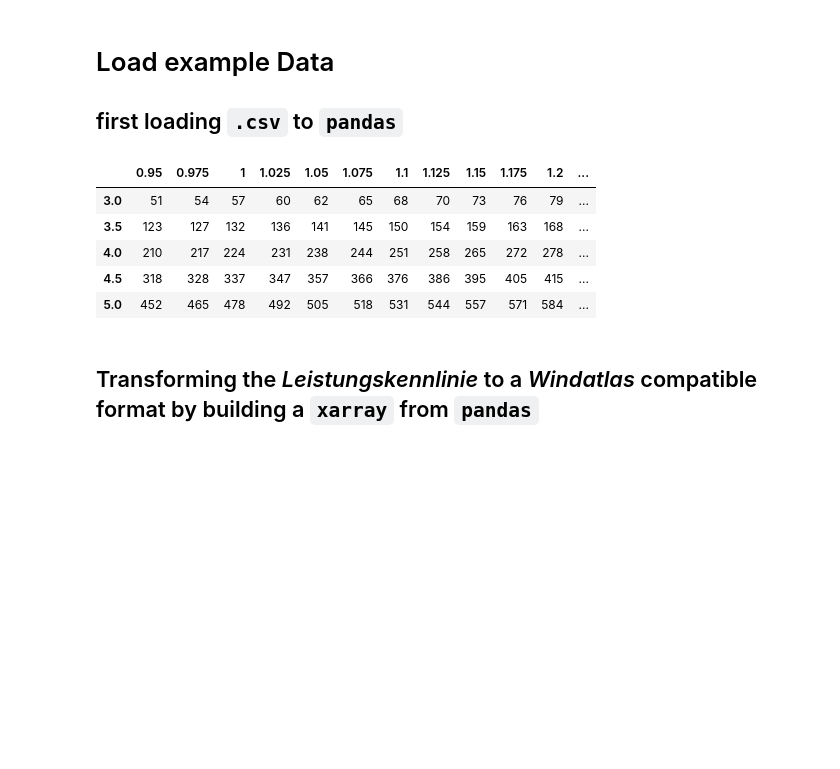
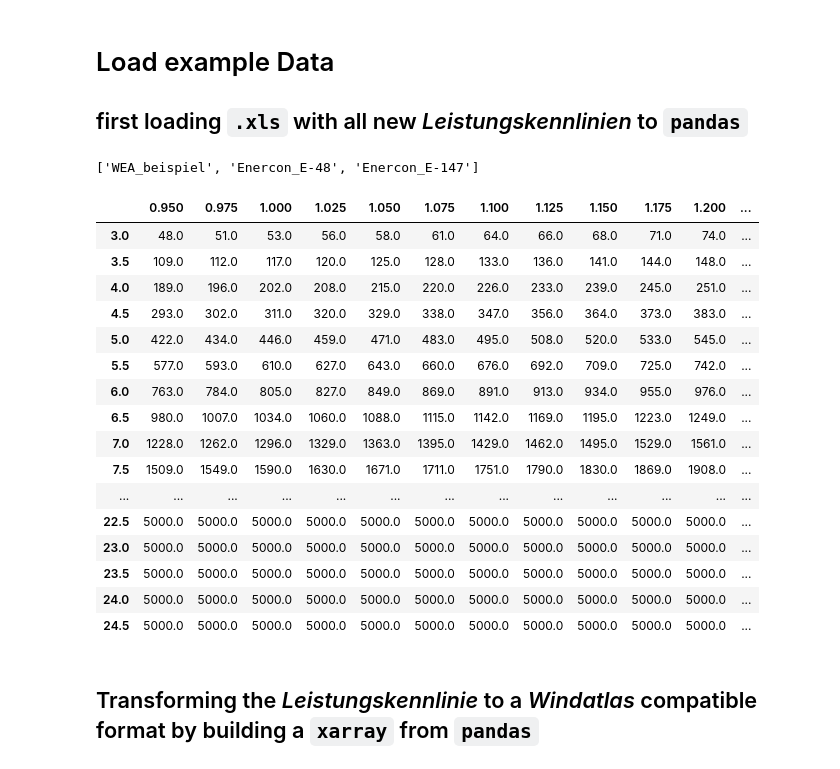
Before and after one commit to clwehner/Windatlas, a Jupyter notebook: windatlas/anemos_data/wea_data/Interpolation.ipynb, the cells around one changed output. Saved outputs shown, nothing was run; the diff lists cells and outputs as text; code cells hidden in the pictures; blank space fills up the shorter version.

```diff
--- a/windatlas/anemos_data/wea_data/Interpolation.ipynb
+++ b/windatlas/anemos_data/wea_data/Interpolation.ipynb
@@ -14,18 +12,42 @@ ModuleNotFoundError: No module named 'power_curve'
 # %% [markdown]
 # Load example Data
 
-## first loading `.csv` to `pandas`
+## first loading `.xls` with all new *Leistungskennlinien* to `pandas`
-# %%
-data2D = pd.read_csv('example/WEA_beispiel.csv', sep=';', header=0, index_col=0).dropna()
-data2D = data2D.reindex(sorted(data2D.columns), axis=1)
-data2D.head()
-# %% [output]
-|  | 0.95 | 0.975 | 1 | 1.025 | 1.05 | 1.075 | 1.1 | 1.125 | 1.15 | 1.175 | 1.2 | ... |
-| 3.0 | 51 | 54 | 57 | 60 | 62 | 65 | 68 | 70 | 73 | 76 | 79 | ... |
-| 3.5 | 123 | 127 | 132 | 136 | 141 | 145 | 150 | 154 | 159 | 163 | 168 | ... |
-| 4.0 | 210 | 217 | 224 | 231 | 238 | 244 | 251 | 258 | 265 | 272 | 278 | ... |
-| 4.5 | 318 | 328 | 337 | 347 | 357 | 366 | 376 | 386 | 395 | 405 | 415 | ... |
-| 5.0 | 452 | 465 | 478 | 492 | 505 | 518 | 531 | 544 | 557 | 571 | 584 | ... |
+# %%
+xls = pd.ExcelFile("/home/eouser/Documents/code/Windatlas/windatlas/anemos_data/wea_data/example/WEA_beispiel.xls", engine="xlrd")
+xls.sheet_names
+# %% [output]
+['WEA_beispiel', 'Enercon_E-48', 'Enercon_E-147']
+# %%
+lkl_dict = dict()
+
+for sheet in xls.sheet_names:
+    lkl_dict[sheet] = pd.read_excel(xls, sheet, index_col=0)
+
+for key in lkl_dict:
+    if key == 'WEA_beispiel':
+        continue
+    lkl_dict[key] = create_lkl_from_1D_data(base_lkl=lkl_dict['WEA_beispiel'], target_lkl=lkl_dict[key])
+
+lkl_dict[key]
+# %% [output]
+|  | 0.950 | 0.975 | 1.000 | 1.025 | 1.050 | 1.075 | 1.100 | 1.125 | 1.150 | 1.175 | 1.200 | ... |
+| 3.0 | 48.0 | 51.0 | 53.0 | 56.0 | 58.0 | 61.0 | 64.0 | 66.0 | 68.0 | 71.0 | 74.0 | ... |
+| 3.5 | 109.0 | 112.0 | 117.0 | 120.0 | 125.0 | 128.0 | 133.0 | 136.0 | 141.0 | 144.0 | 148.0 | ... |
+| 4.0 | 189.0 | 196.0 | 202.0 | 208.0 | 215.0 | 220.0 | 226.0 | 233.0 | 239.0 | 245.0 | 251.0 | ... |
+| 4.5 | 293.0 | 302.0 | 311.0 | 320.0 | 329.0 | 338.0 | 347.0 | 356.0 | 364.0 | 373.0 | 383.0 | ... |
+| 5.0 | 422.0 | 434.0 | 446.0 | 459.0 | 471.0 | 483.0 | 495.0 | 508.0 | 520.0 | 533.0 | 545.0 | ... |
+| 5.5 | 577.0 | 593.0 | 610.0 | 627.0 | 643.0 | 660.0 | 676.0 | 692.0 | 709.0 | 725.0 | 742.0 | ... |
+| 6.0 | 763.0 | 784.0 | 805.0 | 827.0 | 849.0 | 869.0 | 891.0 | 913.0 | 934.0 | 955.0 | 976.0 | ... |
+| 6.5 | 980.0 | 1007.0 | 1034.0 | 1060.0 | 1088.0 | 1115.0 | 1142.0 | 1169.0 | 1195.0 | 1223.0 | 1249.0 | ... |
+| 7.0 | 1228.0 | 1262.0 | 1296.0 | 1329.0 | 1363.0 | 1395.0 | 1429.0 | 1462.0 | 1495.0 | 1529.0 | 1561.0 | ... |
+| 7.5 | 1509.0 | 1549.0 | 1590.0 | 1630.0 | 1671.0 | 1711.0 | 1751.0 | 1790.0 | 1830.0 | 1869.0 | 1908.0 | ... |
+| ... | ... | ... | ... | ... | ... | ... | ... | ... | ... | ... | ... | ... |
+| 22.5 | 5000.0 | 5000.0 | 5000.0 | 5000.0 | 5000.0 | 5000.0 | 5000.0 | 5000.0 | 5000.0 | 5000.0 | 5000.0 | ... |
+| 23.0 | 5000.0 | 5000.0 | 5000.0 | 5000.0 | 5000.0 | 5000.0 | 5000.0 | 5000.0 | 5000.0 | 5000.0 | 5000.0 | ... |
+| 23.5 | 5000.0 | 5000.0 | 5000.0 | 5000.0 | 5000.0 | 5000.0 | 5000.0 | 5000.0 | 5000.0 | 5000.0 | 5000.0 | ... |
+| 24.0 | 5000.0 | 5000.0 | 5000.0 | 5000.0 | 5000.0 | 5000.0 | 5000.0 | 5000.0 | 5000.0 | 5000.0 | 5000.0 | ... |
+| 24.5 | 5000.0 | 5000.0 | 5000.0 | 5000.0 | 5000.0 | 5000.0 | 5000.0 | 5000.0 | 5000.0 | 5000.0 | 5000.0 | ... |
 # %% [markdown]
 ## Transforming the *Leistungskennlinie* to a *Windatlas* compatible format by building a `xarray` from `pandas`
 # %%
```
Also changed, not shown: parts of 15 cells of this notebook, 12 other files.
